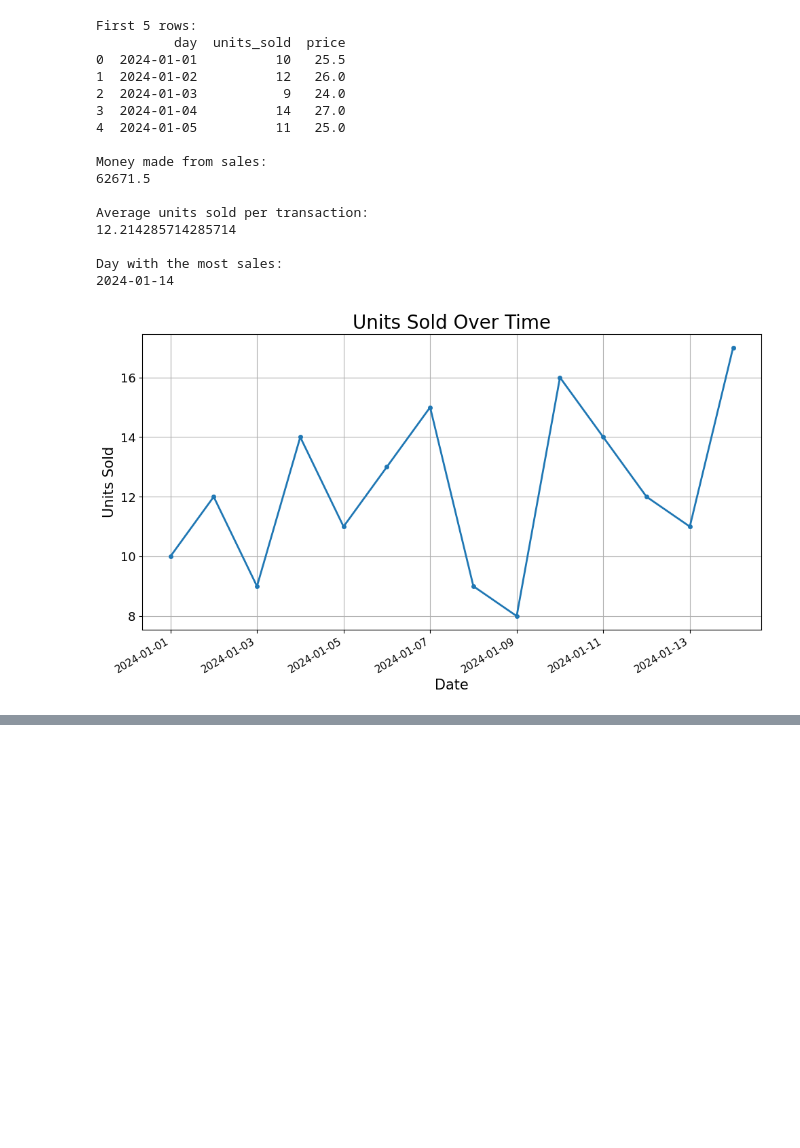
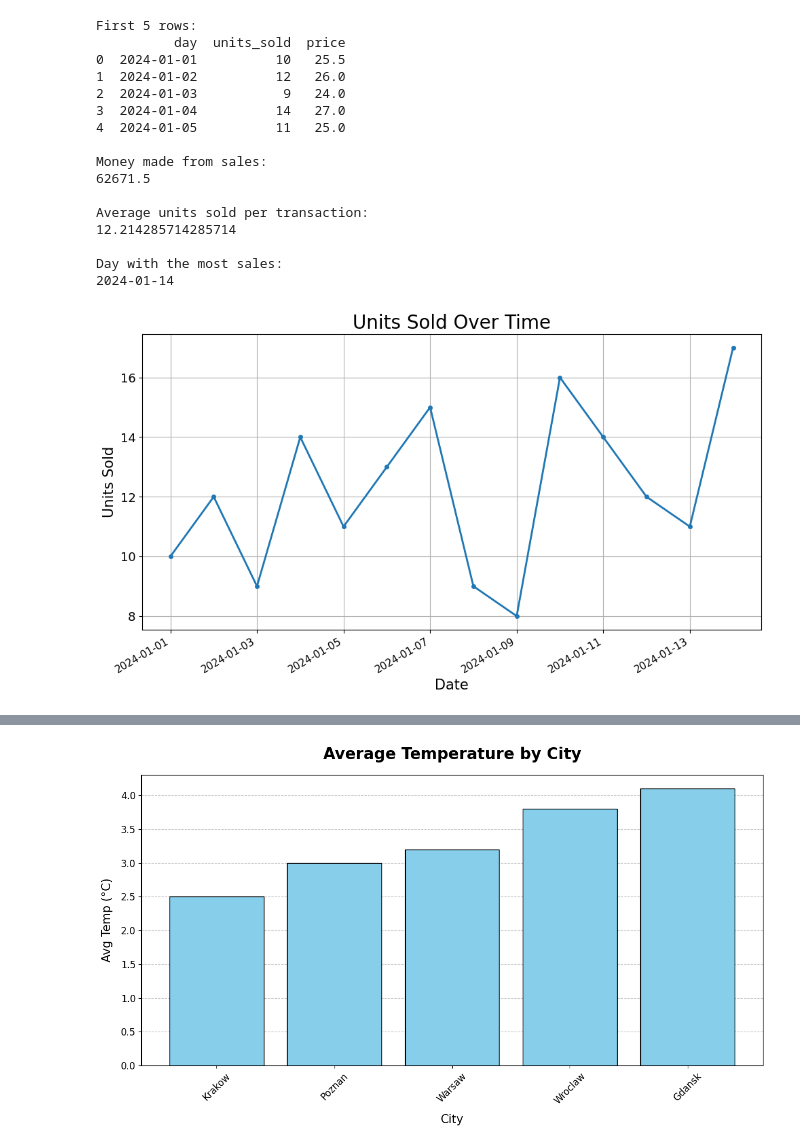
Before and after one commit to 3Baku/elektronikaInz, a Jupyter notebook: sem3/pros/p2/rozwiazania.ipynb, the cells around one changed output, grey strips where cells are left out. Drawn from its saved outputs; the diff is of its cells as text; code cells hidden in the pictures; blank space fills up the shorter version.

```diff
--- a/sem3/pros/p2/rozwiazania.ipynb
+++ b/sem3/pros/p2/rozwiazania.ipynb
@@ -43,6 +43,59 @@ def explore_data(sales_data):
     print("\nDay with the most sales:")
     print(day_with_most_sales)
 
+def explore_data_temperature(temperature_data):
+    """
+    Display basic information about the temperature data including correlation with humidity.
+
+    Args:
+        temperature_data (pd.DataFrame): DataFrame with columns 'humidity' and 'temperature'
+
+    Returns:
+        None
+    """
+    print("\nFirst 5 rows of temperature data:")
+    print(temperature_data.head())
+    sort_temp = temperature_data.sort_values(by='avg_temp_C', ascending=False)
+    print("\nHighest recorded temperature:")
+    print(sort_temp)
+
+    temp_corr = temperature_data['avg_temp_C'].corr(temperature_data['humidity'])
+    print("\nCorrelation between temperature and humidity:")
+    print(temp_corr)
+
+    temp_avg = temperature_data['avg_temp_C'].sum() / temperature_data['avg_temp_C'].size
+    biggest_deviation = (temperature_data['avg_temp_C'] - temp_avg).abs().max()
+    print("\nBiggest deviation from mean temperature:")
+    print(biggest_deviation)
+    biggest_deviation_city = temperature_data.loc[(temperature_data['avg_temp_C'] - temp_avg).abs() == biggest_deviation, 'city'].values
+    print("\nCity with biggest deviation from mean temperature:")
+    print(biggest_deviation_city)
+
+
+def temperature_visualisation(temperature_data):
+    """Visualises average temperature per city using a bar chart.
+
+    Args:
+        temperature_data (pd.DataFrame): DataFrame with 'city' and 'avg_temp_C'.
+    Returns:
+        None
+    """
+    city_temps = temperature_data.groupby('city')['avg_temp_C'].mean().sort_values()
+
+    fig, ax = plt.subplots(figsize=(12, 7))
+
+    ax.bar(city_temps.index, city_temps.values, color='skyblue', edgecolor='black', zorder=3)
+
+    ax.set_title('Average Temperature by City', fontsize=20, fontweight='bold', pad=20)
+    ax.set_xlabel('City', fontsize=15, labelpad=10)
+    ax.set_ylabel('Avg Temp (°C)', fontsize=15, labelpad=10)
+
+    plt.xticks(rotation=45, fontsize=12)
+    plt.yticks(fontsize=12)
+    plt.grid(axis='y', linestyle='--', alpha=0.7, zorder=0)
+
+    plt.tight_layout()
+    plt.show()
 
 
 def sales_visualisation(sales_data):
@@ -72,17 +125,22 @@ def sales_visualisation(sales_data):
     fig.autofmt_xdate()
     plt.show()
 
-
 if __name__ == "__main__":
-    PATH = './sales.csv'
-
-    sales_data = file_import(PATH)
+    sales_data = file_import('./sales.csv')
 
     if sales_data is not None:
         explore_data(sales_data)
         sales_visualisation(sales_data)
     else:
-        print("Process aborted: Could not load data.")
+        print("Process aborted: Could not load sales data.")
+
+    temperature_data = file_import('./temperatures.csv')
+
+    if temperature_data is not None:
+        explore_data_temperature(temperature_data)
+        temperature_visualisation(temperature_data)
+    else:
+        print("Process aborted: Could not load temperature data.")
 # %% [output]
 First 5 rows:
           day  units_sold  price
@@ -103,0 +179 @@ Day with the most sales:
+[figure, added]
```
Also changed, not shown: parts of 1 cell of this notebook, 11 other files.
